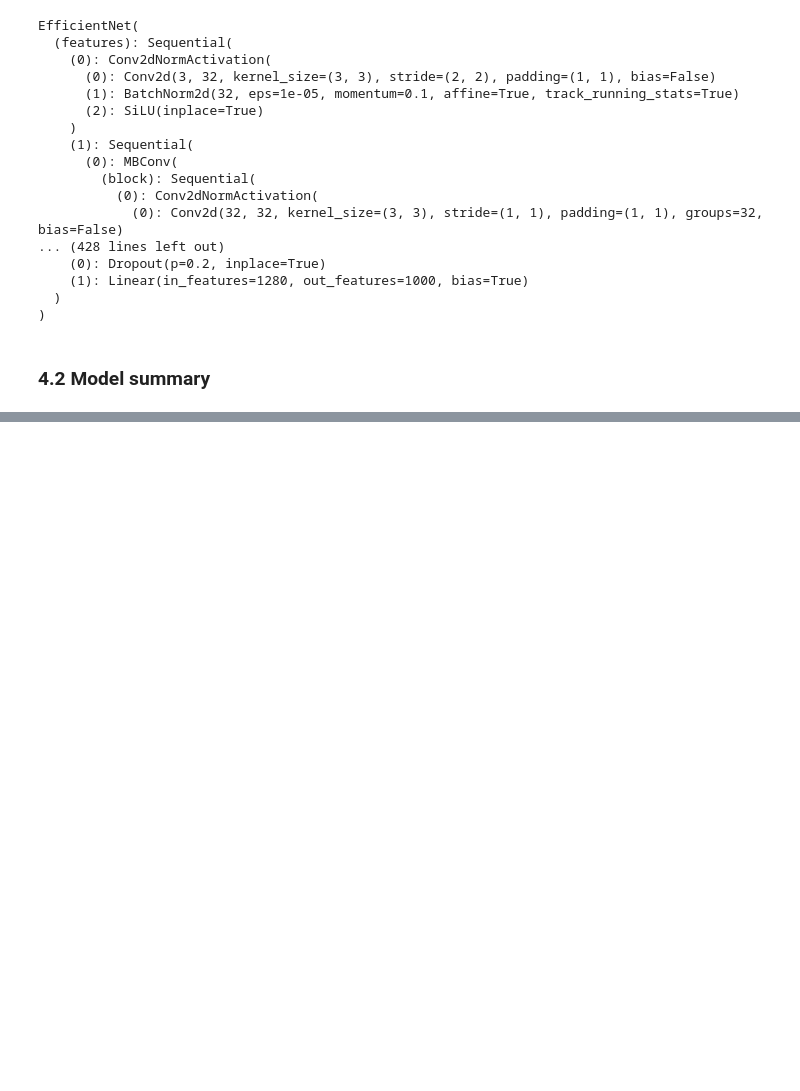
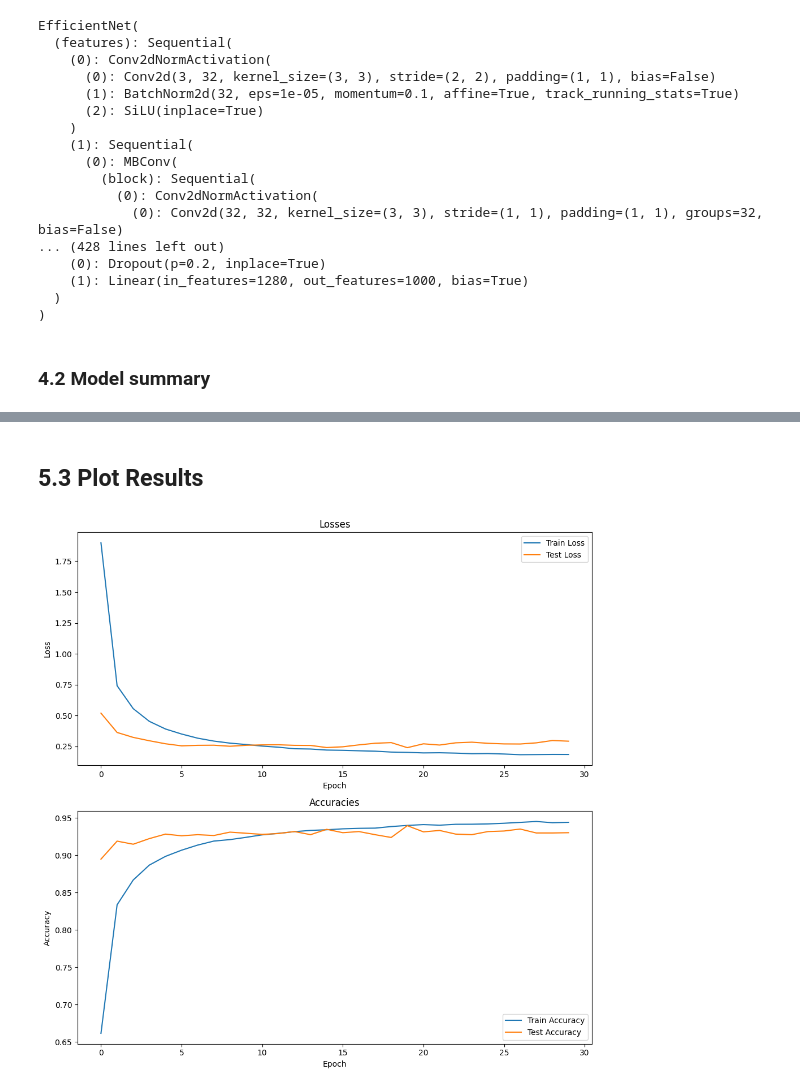
Before and after one commit to danielslab/bird-image-classfication, a Jupyter notebook: birdclassifier.ipynb, the cells around one changed output, grey strips where cells are left out. Saved outputs shown, nothing was run; the diff lists cells and outputs as text; code cells hidden in the pictures; blank space fills up the shorter version.

```diff
--- a/birdclassifier.ipynb
+++ b/birdclassifier.ipynb
@@ -175,0 +168,9 @@ train_dataloader, test_dataloader
+# %%
+for batch,(X,y) in enumerate(test_dataloader):
+    print(f"Batch number: {batch}")
+    print(f"X shape: {X.shape}")
+    print(f"y shape: {y.shape}")
+
+    print(f"y-Classes:")
+    print(f"y: {y}")
+    break
@@ -229,0 +411,4 @@ Estimated Total Size (MB): 3492.77
+# %%
+# Define loss and optimizer
+loss_fn = nn.CrossEntropyLoss()
+optimizer = torch.optim.Adam(model.parameters(), lr=0.001)
@@ -229,0 +417,7 @@ Estimated Total Size (MB): 3492.77
+# %%
+epochs = 30
+model_results = train(model=model,
+                        train_dataloader=train_dataloader,
+                        test_dataloader=test_dataloader,
+                        optimizer=optimizer,
+                        epochs=epochs)
@@ -229,0 +438,30 @@ Estimated Total Size (MB): 3492.77
+# %% [markdown]
+## 5.3 Plot Results
+# %%
+#plot model_results
+import matplotlib.pyplot as plt
+
+# Erstellen Sie eine Figur und Achsen
+fig, ax = plt.subplots(2, 1, figsize=(10, 10))
+
+# Plotten Sie Trainingsverlust und Testverlust
+ax[0].plot(model_results['train_loss'], label='Train Loss')
+ax[0].plot(model_results['test_loss'], label='Test Loss')
+ax[0].set_title('Losses')
+ax[0].set_xlabel('Epoch')
+ax[0].set_ylabel('Loss')
+ax[0].legend()
+
+# Plotten Sie Trainingsgenauigkeit und Testgenauigkeit
+ax[1].plot(model_results['train_acc'], label='Train Accuracy')
+ax[1].plot(model_results['test_acc'], label='Test Accuracy')
+ax[1].set_title('Accuracies')
+ax[1].set_xlabel('Epoch')
+ax[1].set_ylabel('Accuracy')
+ax[1].legend()
+
+# Zeigen Sie die Plots
+plt.tight_layout()
+plt.show()
+# %% [output]
+[figure, added]
```
Also changed, not shown: parts of 19 cells of this notebook.
